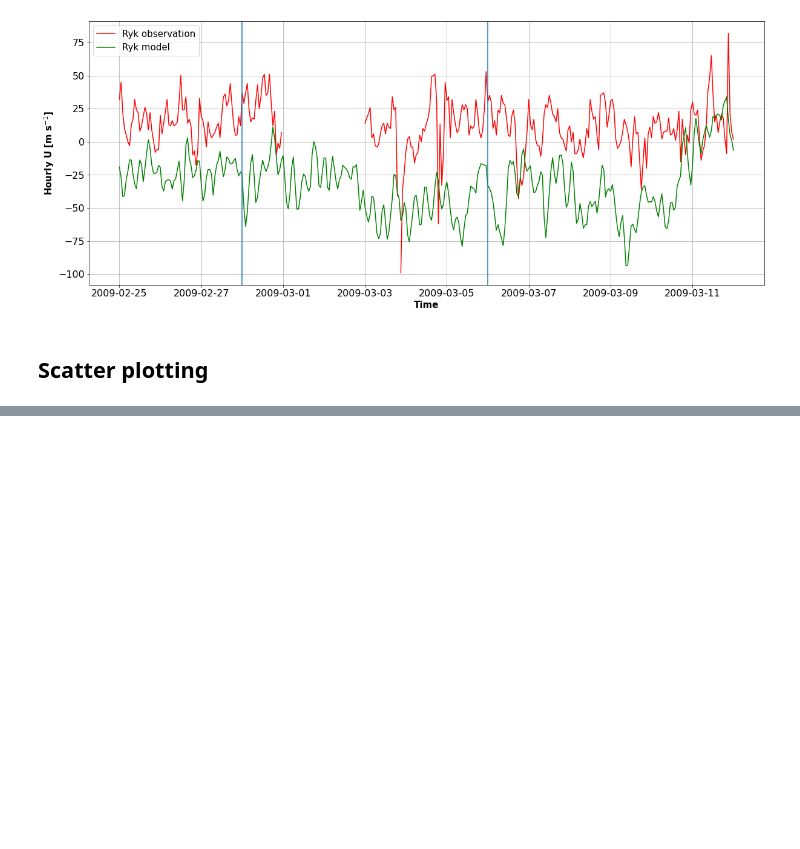
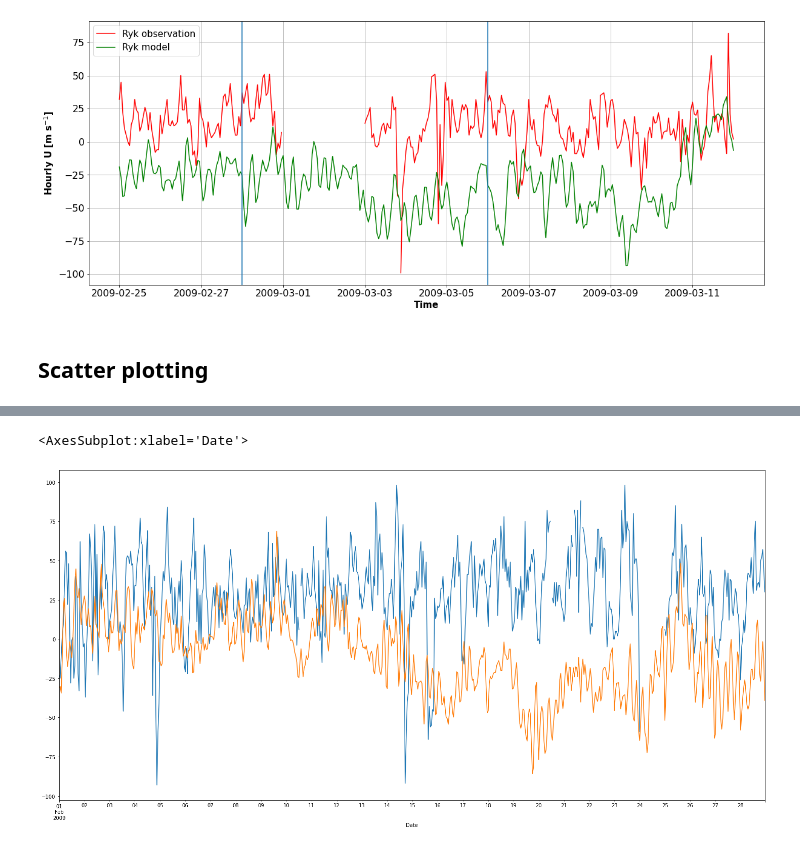
Before and after one commit to 7AlonsoRaikiri7/SummerREU, a Jupyter notebook: U_superdarn_waccmxdart_hrly.ipynb, the cells around one changed output, grey strips where cells are left out. Drawn from its saved outputs; the diff is of its cells as text; code cells hidden in the pictures; blank space fills up the shorter version.

```diff
--- a/U_superdarn_waccmxdart_hrly.ipynb
+++ b/U_superdarn_waccmxdart_hrly.ipynb
@@ -247,0 +251,7 @@ plt.show()
+# %%
+plt.figure(figsize=(25,12))
+(df_sd.Han[df_sd.index.month==2]).plot()
+(df_wacc.Han[df_wacc.index.month==2]).plot()
+# %% [output]
+<AxesSubplot:xlabel='Date'>
+[figure, added]
```
Also changed, not shown: parts of 1 cell of this notebook, 1 other file.
